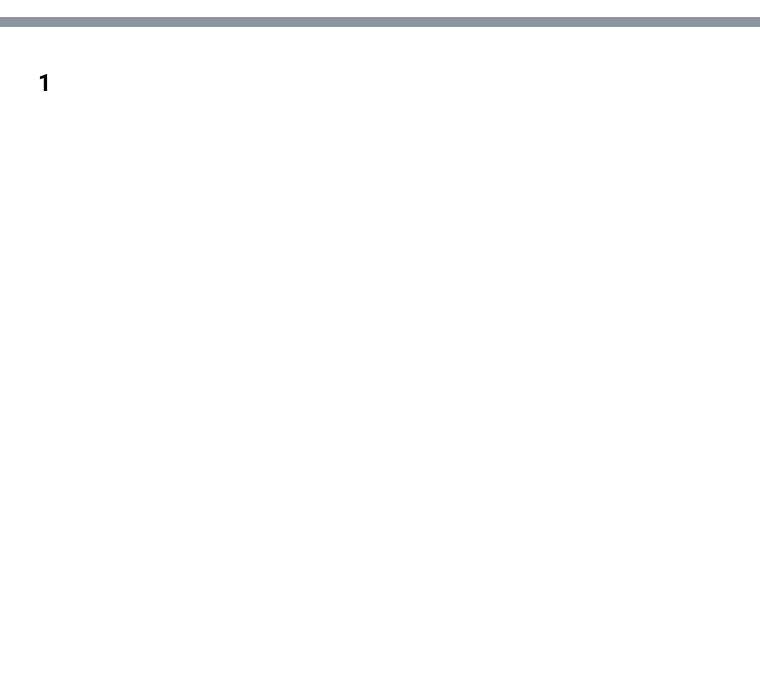
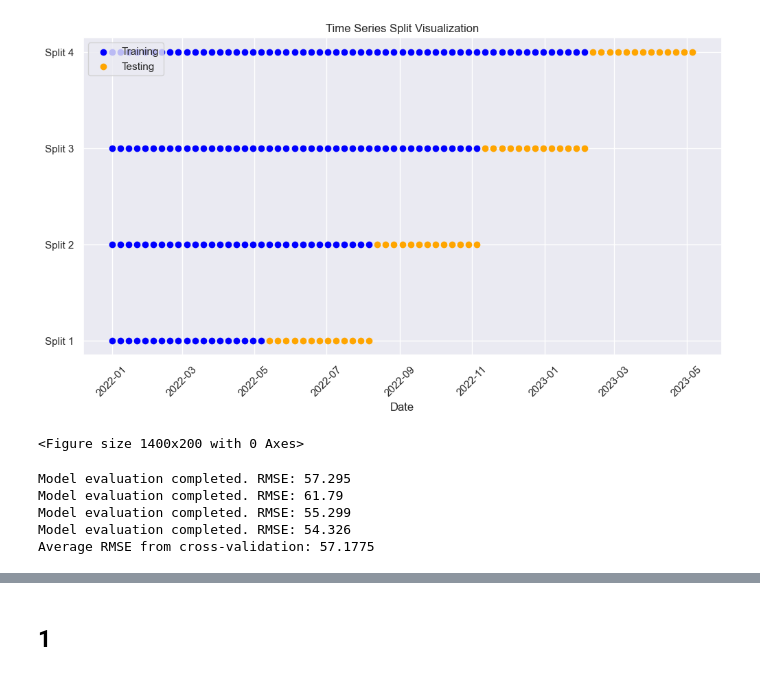
Before and after one commit to giarets/hp_use_case, a Jupyter notebook: kaggle_clean.ipynb, the cells around one changed output, grey strips where cells are left out. Cells and saved outputs as stored; diff of their text form; code cells hidden in the pictures; blank space fills up the shorter version.

Commit message:
lightGBM with CV and params opt

```diff
--- a/kaggle_clean.ipynb
+++ b/kaggle_clean.ipynb
@@ -182,0 +61,10 @@ list_skus = X_test["sku"].cat.remove_unused_categories().value_counts().index[:n
+# %%
+# Generate features
+df_kaggle = utils_features.features_time_related(df_kaggle)
+df_kaggle = utils_features.features_lag(df=df_kaggle, col='inventory_units', lags=[13, 14, 15])
+df_kaggle = utils_features.features_lag(df=df_kaggle, col='sales_units', lags=[13, 14, 15])
+df_kaggle = utils_features.features_rolling(df=df_kaggle, col='inventory_units', window_sizes=[4, 8])
+df_kaggle = utils_features.features_rolling(df=df_kaggle, col='sales_units', window_sizes=[4, 8])
+# %%
+df_kaggle = utils_features.create_periods_feature(df_kaggle, group_columns = ['reporterhq_id', 'product_number'], date_column = 'date', target_col='inventory_units')
+df_kaggle = copied_functions.create_date_features(df=df_kaggle, date_col='date', freq='W')
@@ -182,0 +100,5 @@ list_skus = X_test["sku"].cat.remove_unused_categories().value_counts().index[:n
+# %%
+tss = TimeSeriesSplit(4, test_size=13)
+# %%
+df_final = df_kaggle.copy().rename(columns={'inventory_units': 'y'}).reset_index(drop=True).set_index('date').sort_index()
+unique_dates = pd.Series(df_final.index.unique())
@@ -182,0 +142,16 @@ list_skus = X_test["sku"].cat.remove_unused_categories().value_counts().index[:n
+# %%
+# Call the visualization function
+df = df_final.copy().loc["2022-01":]
+utils_plots.plot_time_series_split_with_dates(tss, pd.Series(range(len(df.index.unique())), index=df.index.unique(), name="original_dates"))
+# %% [output]
+[figure, added]
+<Figure size 1400x200 with 0 Axes>
+# %%
+fc_model = ForecastingModel(hyperparameters=lgb_params)
+average_rmse = fc_model.cross_validate(df_final, unique_dates, n_splits=4)
+# %% [output]
+Model evaluation completed. RMSE: 57.295
+Model evaluation completed. RMSE: 61.79
+Model evaluation completed. RMSE: 55.299
+Model evaluation completed. RMSE: 54.326
+Average RMSE from cross-validation: 57.1775
```
Also changed, not shown: parts of 41 cells of this notebook, 5 other files.
